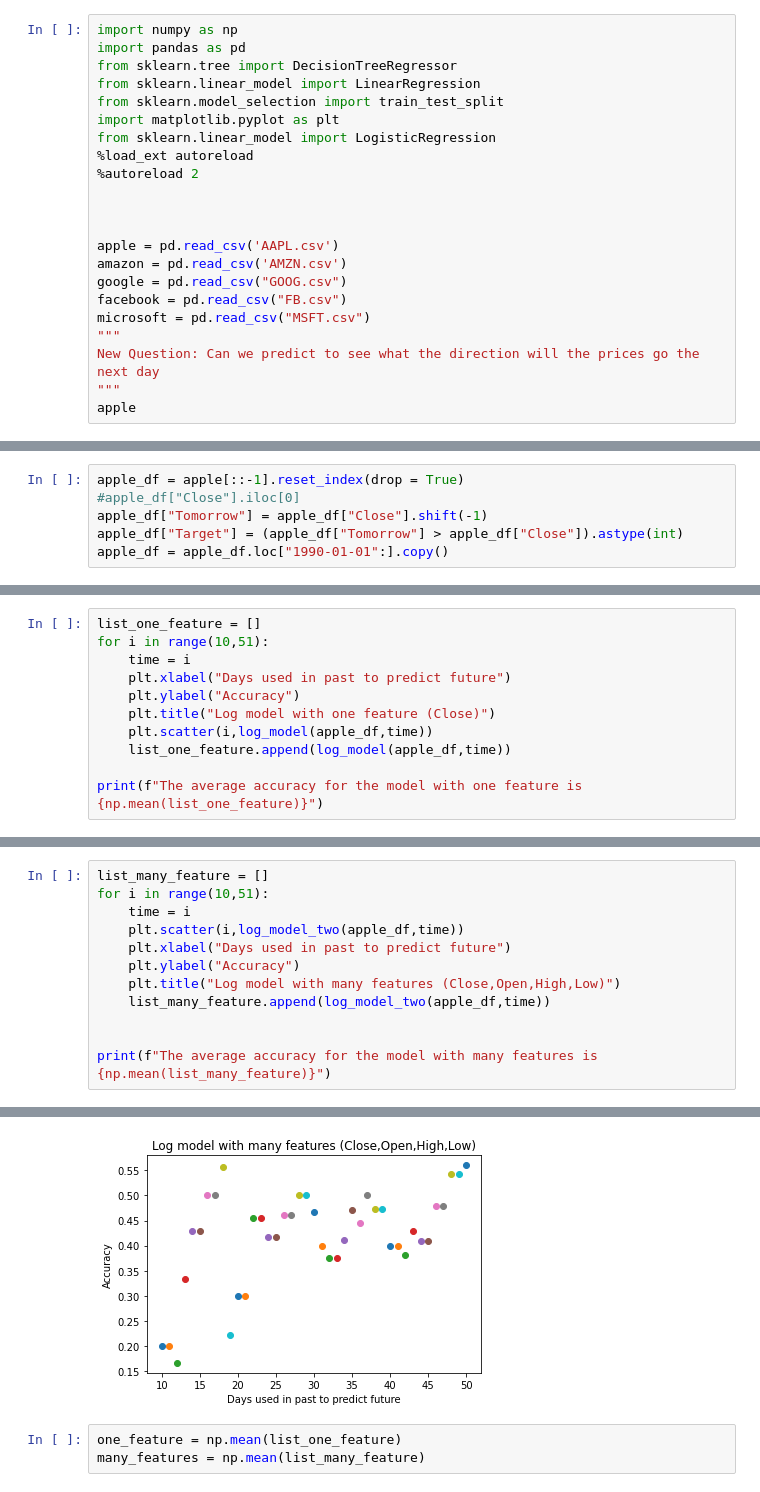
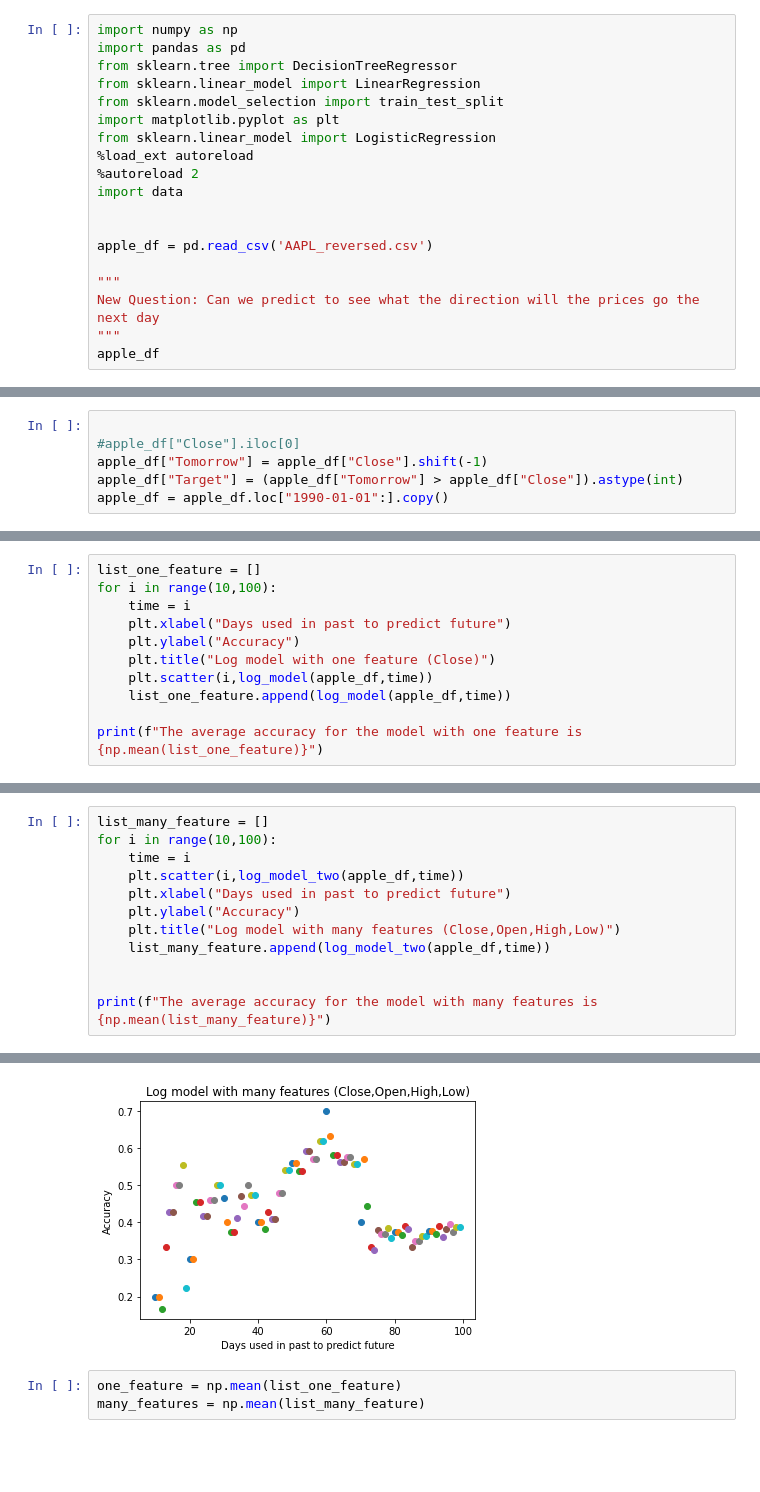
Before and after one commit to DawitAklilu/predicting_stock_prices, a Jupyter notebook: Final_model_Christian Anovert.ipynb, the cells around one changed output, grey strips where cells are left out. Saved outputs shown, nothing was run; the diff lists cells and outputs as text; blank space fills up the shorter version.

```diff
--- a/Final_model_Christian Anovert.ipynb
+++ b/Final_model_Christian Anovert.ipynb
@@ -8,18 +8,15 @@ import matplotlib.pyplot as plt
 from sklearn.linear_model import LogisticRegression
 %load_ext autoreload
 %autoreload 2
+import data
 
 
+apple_df = pd.read_csv('AAPL_reversed.csv')
 
-apple = pd.read_csv('AAPL.csv')
-amazon = pd.read_csv('AMZN.csv')
-google = pd.read_csv("GOOG.csv")
-facebook = pd.read_csv("FB.csv")
-microsoft = pd.read_csv("MSFT.csv")
 """
 New Question: Can we predict to see what the direction will the prices go the next day
 """
-apple
+apple_df
 # %% [output]
 The autoreload extension is already loaded. To reload it, use:
   %reload_ext autoreload
@@ -38,6 +35,6 @@ The autoreload extension is already loaded. To reload it, use:
 9715 rows × 6 columns
 # %%
-apple_df = apple[::-1].reset_index(drop = True)
+
 #apple_df["Close"].iloc[0]
 apple_df["Tomorrow"] = apple_df["Close"].shift(-1)
 apple_df["Target"] = (apple_df["Tomorrow"] > apple_df["Close"]).astype(int)
@@ -103,7 +100,7 @@ def log_model_two(apple_df,time):
     return pred_score/len(y_pred)
 # %%
 list_one_feature = []
-for i in range(10,51):
+for i in range(10,100):
     time = i
     plt.xlabel("Days used in past to predict future")
     plt.ylabel("Accuracy")
@@ -118,6 +115,6 @@ The average accuracy for the model with one feature is 0.43735476371397236
 # %%
 list_many_feature = []
-for i in range(10,51):
+for i in range(10,100):
     time = i
     plt.scatter(i,log_model_two(apple_df,time))
     plt.xlabel("Days used in past to predict future")
@@ -132,4 +129,4 @@ The average accuracy for the model with many features is 0.41997109692515633
-[figure, old version]
+[figure, new version]
 # %%
 one_feature = np.mean(list_one_feature)
 many_features = np.mean(list_many_feature)
```
Also changed, not shown: parts of 4 cells of this notebook.
